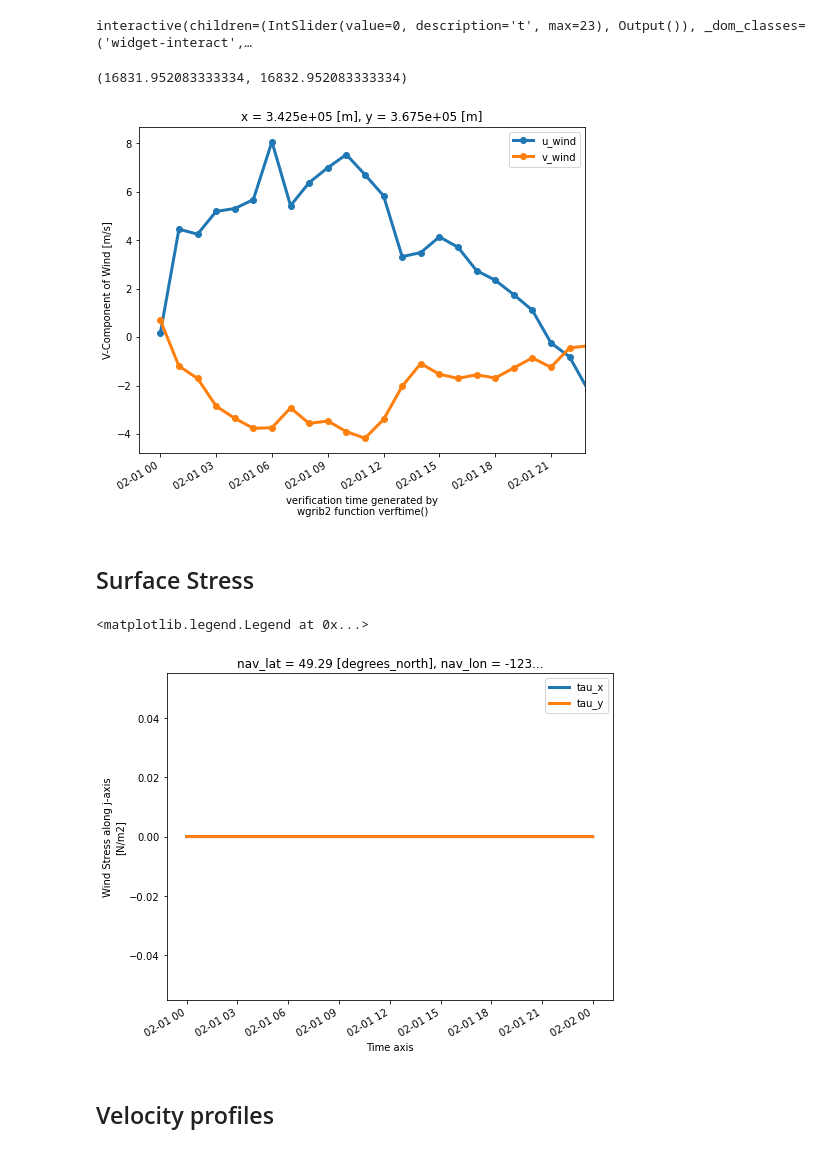
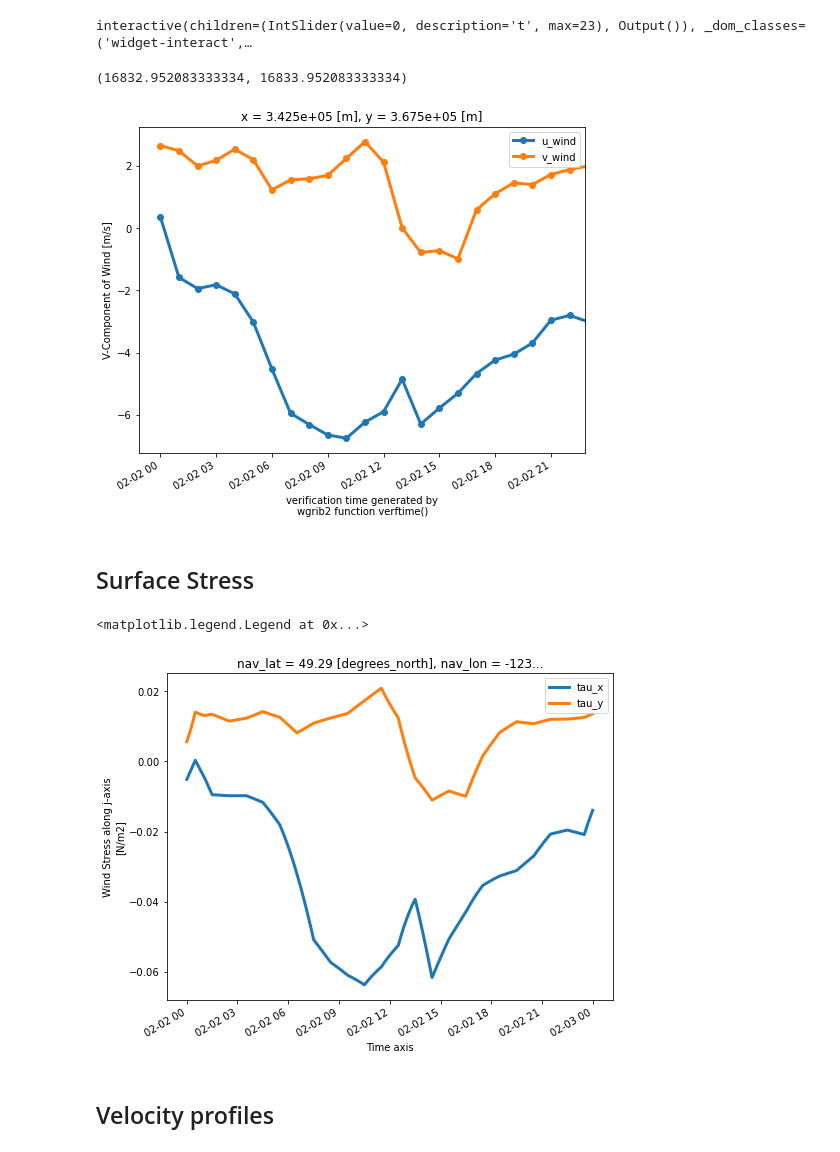
Before and after one commit to jmunroe/C1D_SS, a Jupyter notebook: EXP00/Model Comparison.ipynb, the cells around one changed output. Cells and saved outputs as stored; diff of their text form; code cells hidden in the pictures.

```diff
--- a/EXP00/Model Comparison.ipynb
+++ b/EXP00/Model Comparison.ipynb
@@ -91,27 +87,27 @@ def plot_winds(t=0):
 # %% [output]
 interactive(children=(IntSlider(value=0, description='t', max=23), Output()), _dom_classes=('widget-interact',…
 # %%
-ds = xr.open_dataset('ATMDATA/ops_y2016m02d01.nc')
+ds = xr.open_dataset('ATMDATA/ops_y2016m02d02.nc')
 ds.isel(x=137, y=147).u_wind.plot(marker='o', label='u_wind')
 ds.isel(x=137, y=147).v_wind.plot(marker='o', label='v_wind')
 plt.legend()
 #plt.xlim('2016-02-01 00:00:00', '2016-02-01 12:00:00')
 xmin, xmax = plt.xlim()
 plt.xlim(xmin, xmin + 1)
 # %% [output]
-(16831.952083333334, 16832.952083333334)
+(16832.952083333334, 16833.952083333334)
-[figure, old version]
+[figure, new version]
 # %% [markdown]
 ## Surface Stress
 # %%
-ds = xr.open_dataset(os.path.join(model_dir, 'SalishSea_1ts_20160201_20160201_grid_U.nc'))
+ds = xr.open_dataset(os.path.join(model_dir, 'SalishSea_1ts_20160202_20160202_grid_U.nc'))
 ds.isel(x=1, y=1).surface_downward_x_stress.plot(label='tau_x')
-ds = xr.open_dataset(os.path.join(model_dir, 'SalishSea_1ts_20160201_20160201_grid_V.nc'))
+ds = xr.open_dataset(os.path.join(model_dir, 'SalishSea_1ts_20160202_20160202_grid_V.nc'))
 ds.isel(x=1, y=1).surface_downward_y_stress.plot(label='tau_y')
 plt.legend()
 # %% [output]
 <matplotlib.legend.Legend at 0x...>
-[figure, old version]
+[figure, new version]
 # %% [markdown]
 ## Velocity profiles
 # %% [markdown]
```
Also changed, not shown: parts of 17 cells of this notebook, 2 other files.
